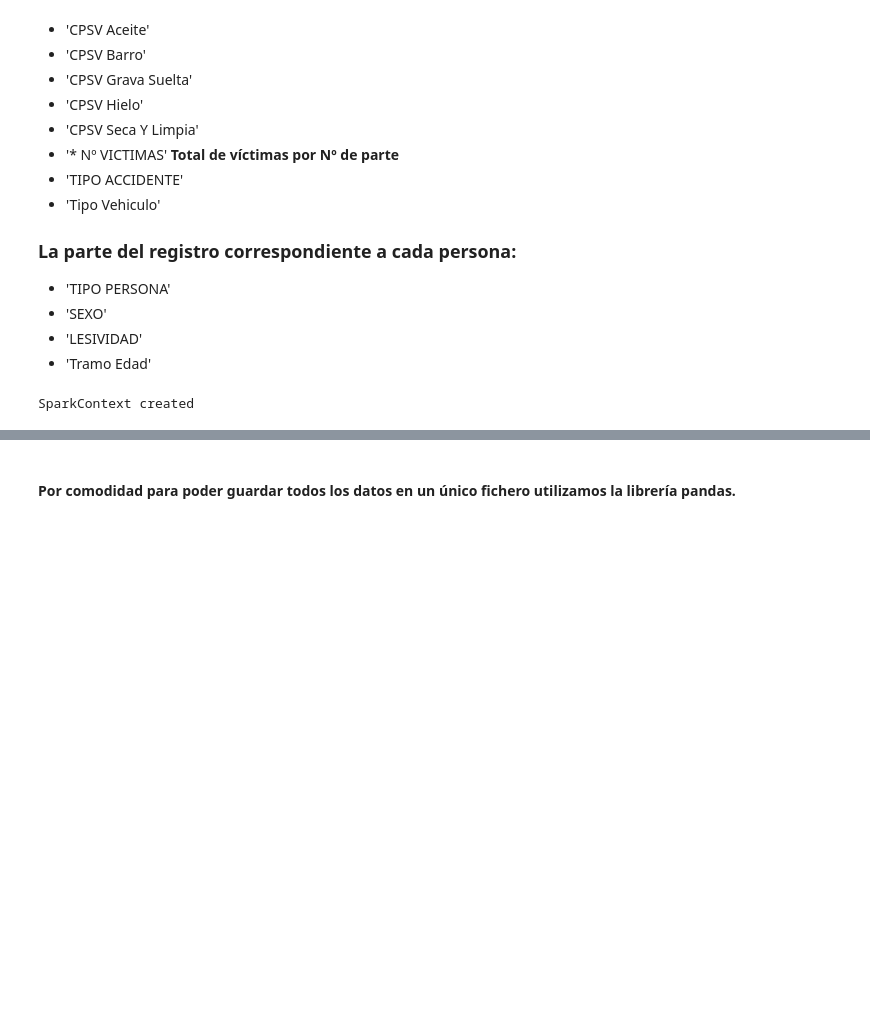
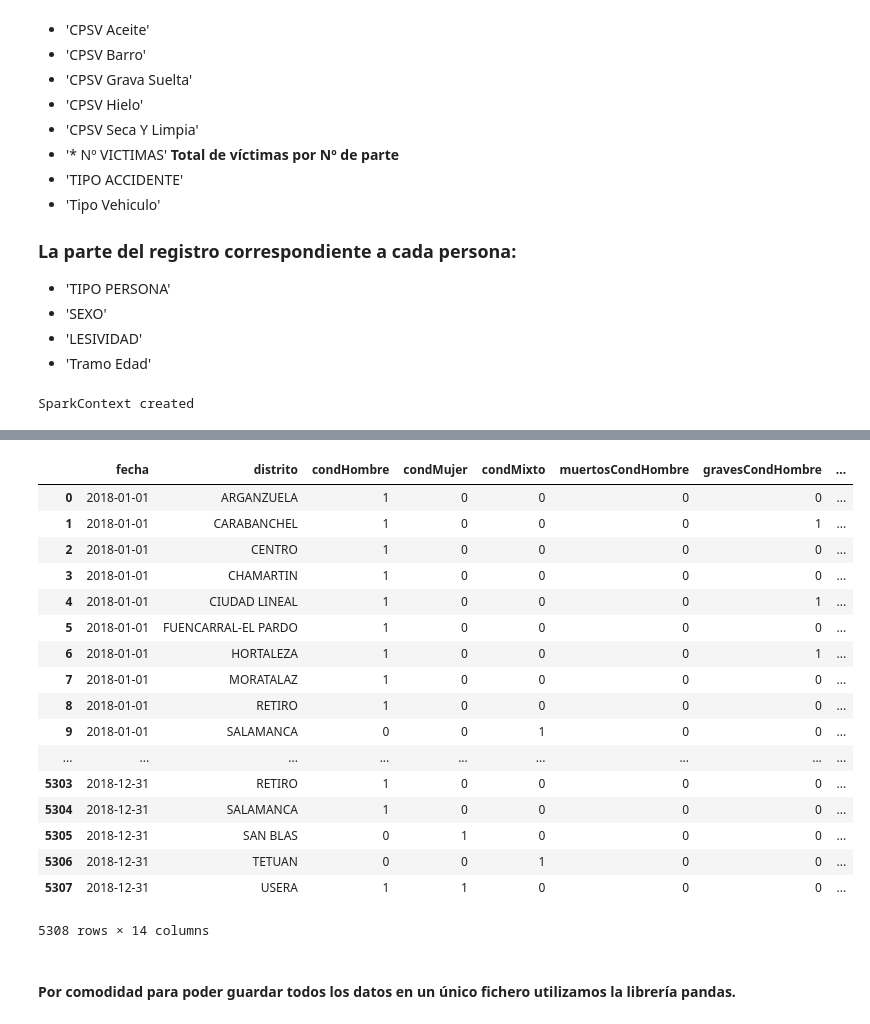
Before and after one commit to jventura68/PracticasBigData, a Jupyter notebook: accidentes.ipynb, the cells around one changed output, grey strips where cells are left out. Saved outputs shown, nothing was run; the diff lists cells and outputs as text; code cells hidden in the pictures; blank space fills up the shorter version.

```diff
--- a/accidentes.ipynb
+++ b/accidentes.ipynb
@@ -100,3 +159,44 @@ root
+# %%
+accRes = accGrouped\
+   .groupBy (accGrouped.fecha, accGrouped.distrito)\
+   .agg (
+            func.count(func.when(accGrouped.condMujer==0,1)).alias('condHombre'),
+            func.count(func.when(accGrouped.condHombre==0,1)).alias('condMujer'),
+            func.count(func.when((accGrouped.condMujer>0)&
+                                 (accGrouped.condHombre>0),1)).alias('condMixto'),
+            func.sum (func.when (accGrouped.condMujer==0,accGrouped.muertos)).alias('muertosCondHombre'),
+            func.sum (func.when (accGrouped.condMujer==0,accGrouped.graves)).alias('gravesCondHombre'),
+            func.sum (func.when (accGrouped.condMujer==0,accGrouped.leves)).alias('levesCondHombre'),
+            func.sum (func.when (accGrouped.condHombre==0,accGrouped.muertos)).alias('muertosCondMujer'),
+            func.sum (func.when (accGrouped.condHombre==0,accGrouped.graves)).alias('gravesCondMujer'),
+            func.sum (func.when (accGrouped.condHombre==0,accGrouped.leves)).alias('levesCondMujer'),
+            func.sum (accGrouped.muertos).alias('totalMuertos'),
+            func.sum (accGrouped.graves).alias('totalGraves'),
+            func.sum (accGrouped.leves).alias('totalLeves')
+        )\
+    .na.fill(0)\
+    .orderBy (accGrouped.fecha, accGrouped.distrito)
+# %%
+accRes.toPandas()
+# %% [output]
+|  | fecha | distrito | condHombre | condMujer | condMixto | muertosCondHombre | gravesCondHombre | ... |
+| 0 | 2018-01-01 | ARGANZUELA | 1 | 0 | 0 | 0 | 0 | ... |
+| 1 | 2018-01-01 | CARABANCHEL | 1 | 0 | 0 | 0 | 1 | ... |
+| 2 | 2018-01-01 | CENTRO | 1 | 0 | 0 | 0 | 0 | ... |
+| 3 | 2018-01-01 | CHAMARTIN | 1 | 0 | 0 | 0 | 0 | ... |
+| 4 | 2018-01-01 | CIUDAD LINEAL | 1 | 0 | 0 | 0 | 1 | ... |
+| 5 | 2018-01-01 | FUENCARRAL-EL PARDO | 1 | 0 | 0 | 0 | 0 | ... |
+| 6 | 2018-01-01 | HORTALEZA | 1 | 0 | 0 | 0 | 1 | ... |
+| 7 | 2018-01-01 | MORATALAZ | 1 | 0 | 0 | 0 | 0 | ... |
+| 8 | 2018-01-01 | RETIRO | 1 | 0 | 0 | 0 | 0 | ... |
+| 9 | 2018-01-01 | SALAMANCA | 0 | 0 | 1 | 0 | 0 | ... |
+| ... | ... | ... | ... | ... | ... | ... | ... | ... |
+| 5303 | 2018-12-31 | RETIRO | 1 | 0 | 0 | 0 | 0 | ... |
+| 5304 | 2018-12-31 | SALAMANCA | 1 | 0 | 0 | 0 | 0 | ... |
+| 5305 | 2018-12-31 | SAN BLAS | 0 | 1 | 0 | 0 | 0 | ... |
+| 5306 | 2018-12-31 | TETUAN | 0 | 0 | 1 | 0 | 0 | ... |
+| 5307 | 2018-12-31 | USERA | 1 | 1 | 0 | 0 | 0 | ... |
+5308 rows × 14 columns
 # %% [markdown]
 #### Por comodidad para poder guardar todos los datos en un único fichero utilizamos la librería pandas.
 # %%
```
Also changed, not shown: parts of 6 cells of this notebook, 3 other files.
